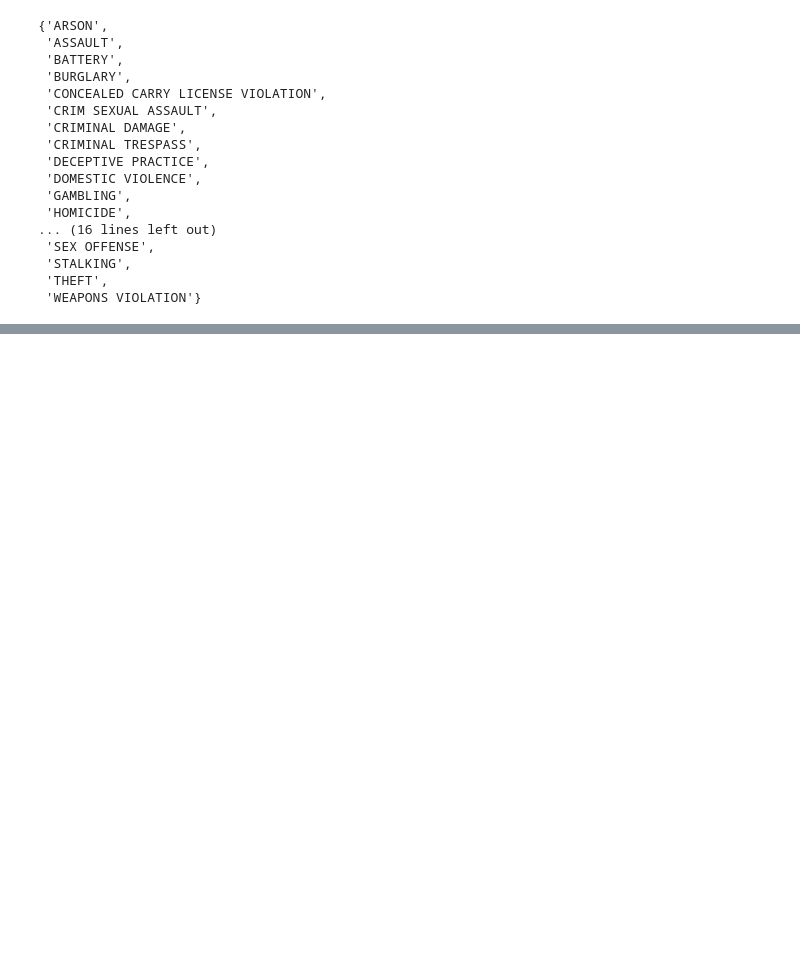
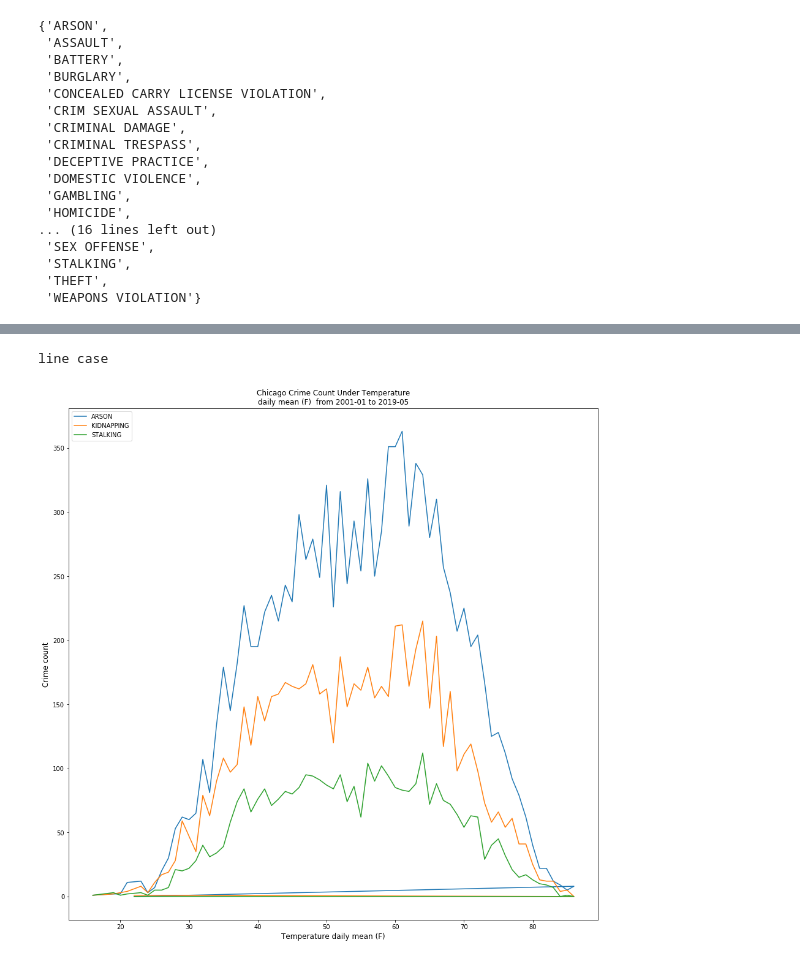
Before and after one commit to divyatv/ChicagoCrimeDataAnalysis_project1, a Jupyter notebook: crimes_weather.ipynb, the cells around one changed output, grey strips where cells are left out. Saved outputs shown, nothing was run; the diff lists cells and outputs as text; code cells hidden in the pictures; blank space fills up the shorter version.

```diff
--- a/crimes_weather.ipynb
+++ b/crimes_weather.ipynb
@@ -246,0 +308,7 @@ plt.show()
+# %%
+plot_crime_weather( df = crimes_weather_df, plot_type='line',
+                   offense_types = [ 'ARSON', 'KIDNAPPING', 'STALKING'],
+                    meas_type = 'Temperature daily mean (F)')
+# %% [output]
+line case
+[figure, added]
```
Also changed, not shown: parts of 18 cells of this notebook, 1 other file.
